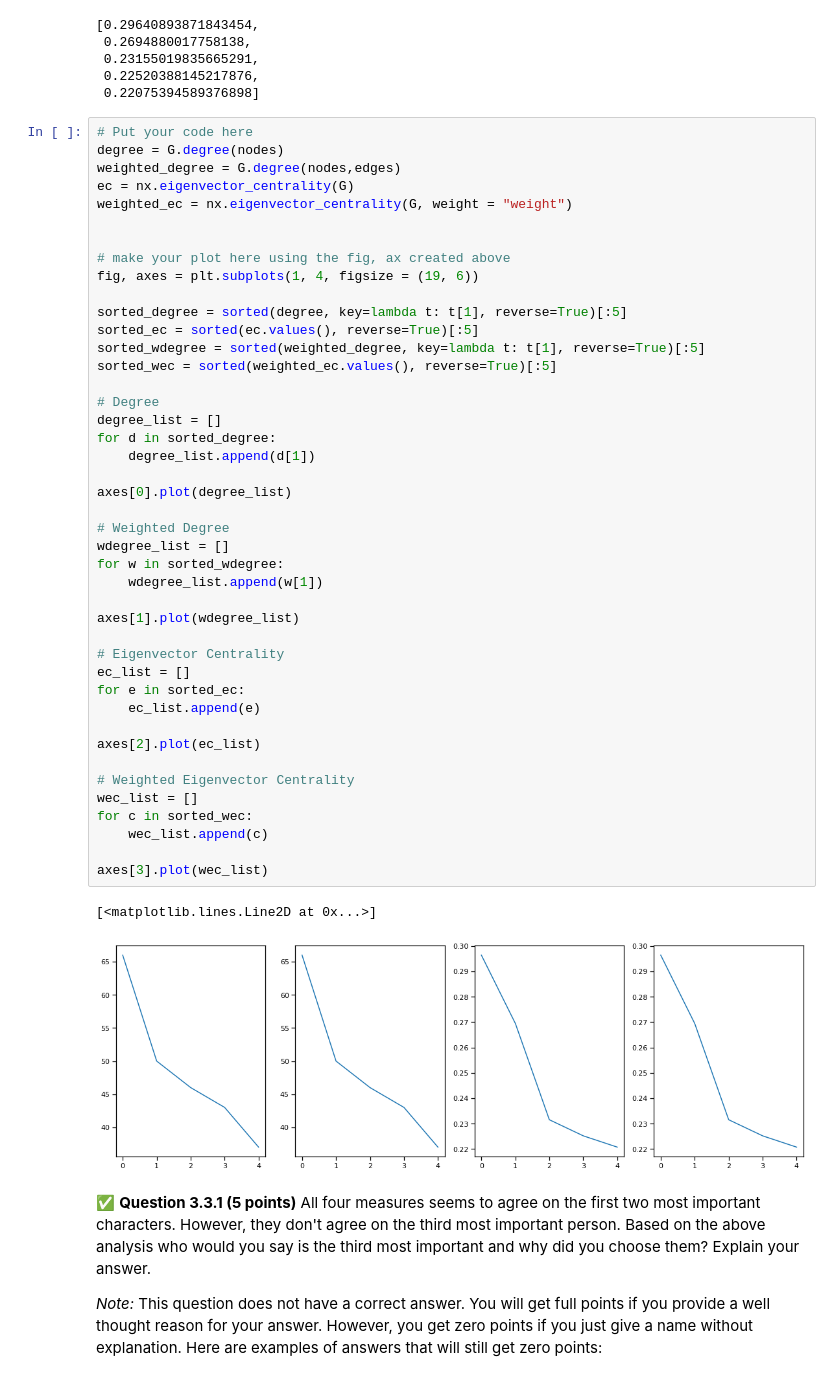
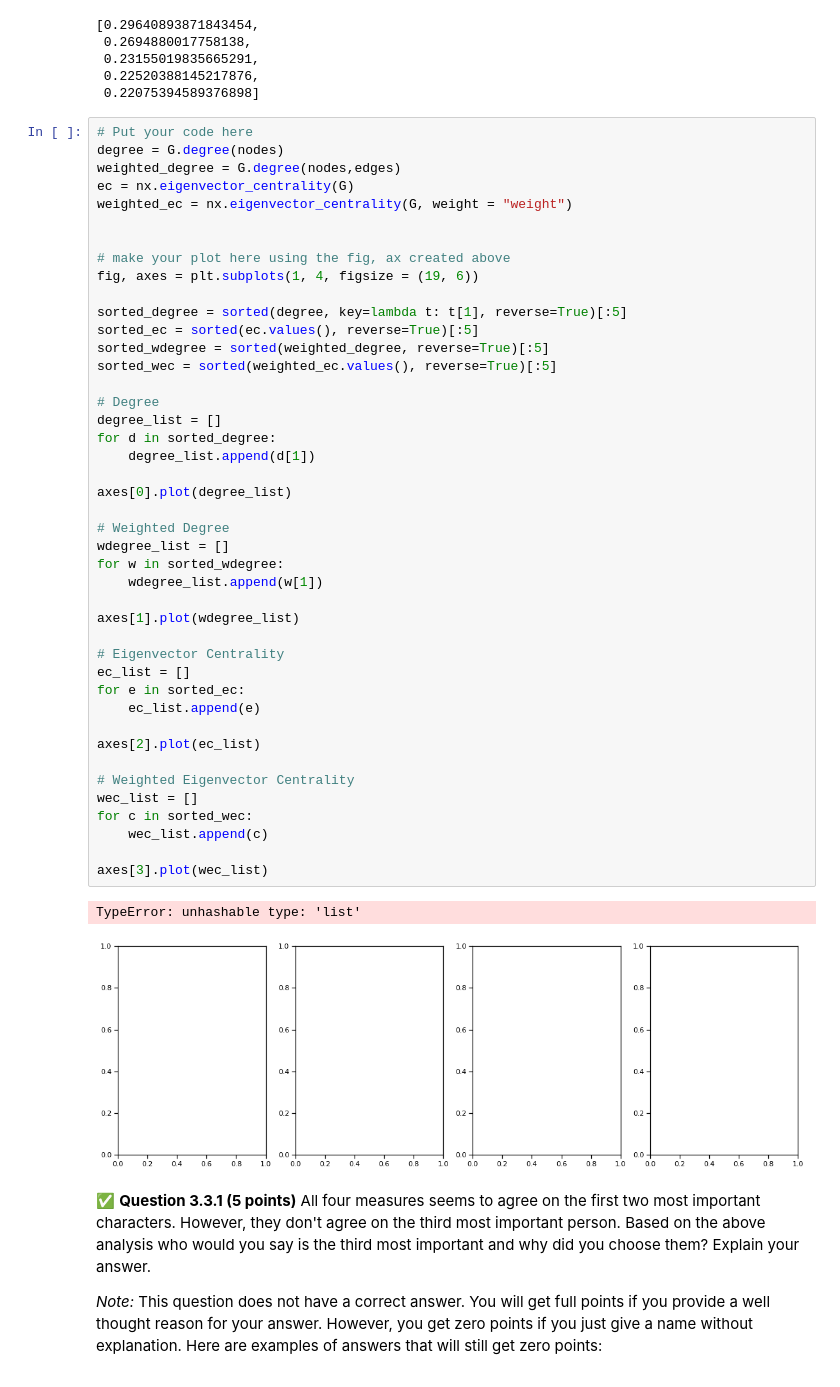
Before and after one commit to fdswry/cmse202-F22-turnin, a Jupyter notebook: hw-03/HW-03_ABMAndGraphTheory-Febri Daneswary-Copy1.ipynb, the cells around one changed output. Saved outputs shown, nothing was run; the diff lists cells and outputs as text.

```diff
--- a/hw-03/HW-03_ABMAndGraphTheory-Febri Daneswary-Copy1.ipynb
+++ b/hw-03/HW-03_ABMAndGraphTheory-Febri Daneswary-Copy1.ipynb
@@ -502,39 +502,39 @@ fig, axes = plt.subplots(1, 4, figsize = (19, 6))
 
 sorted_degree = sorted(degree, key=lambda t: t[1], reverse=True)[:5]
 sorted_ec = sorted(ec.values(), reverse=True)[:5]
-sorted_wdegree = sorted(weighted_degree, key=lambda t: t[1], reverse=True)[:5]
+sorted_wdegree = sorted(weighted_degree, reverse=True)[:5]
 sorted_wec = sorted(weighted_ec.values(), reverse=True)[:5]
 
 # Degree
 degree_list = []
 for d in sorted_degree:
     degree_list.append(d[1])
 
 axes[0].plot(degree_list)
 
 # Weighted Degree
 wdegree_list = []
 for w in sorted_wdegree:
     wdegree_list.append(w[1])
 
 axes[1].plot(wdegree_list)
 
 # Eigenvector Centrality
 ec_list = []
 for e in sorted_ec:
     ec_list.append(e)
 
 axes[2].plot(ec_list)
 
 # Weighted Eigenvector Centrality
 wec_list = []
 for c in sorted_wec:
     wec_list.append(c)
 
 axes[3].plot(wec_list)
 # %% [output]
-[<matplotlib.lines.Line2D at 0x...>]
+TypeError: unhashable type: 'list'
-[figure, old version]
+[figure, new version]
 # %% [markdown]
 &#9989; **Question 3.3.1 (5 points)** All four measures seems to agree on the first two most important characters. However, they don't agree on the third most important person. Based on the above analysis who would you say is the third most important and why did you choose them? Explain your answer.
 
```
Also changed, not shown: parts of 12 cells of this notebook.
